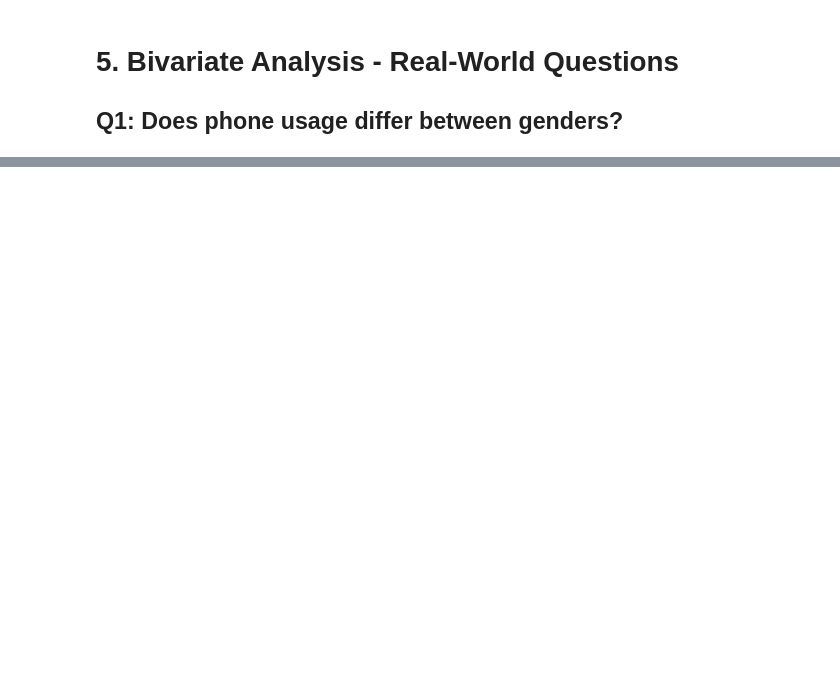
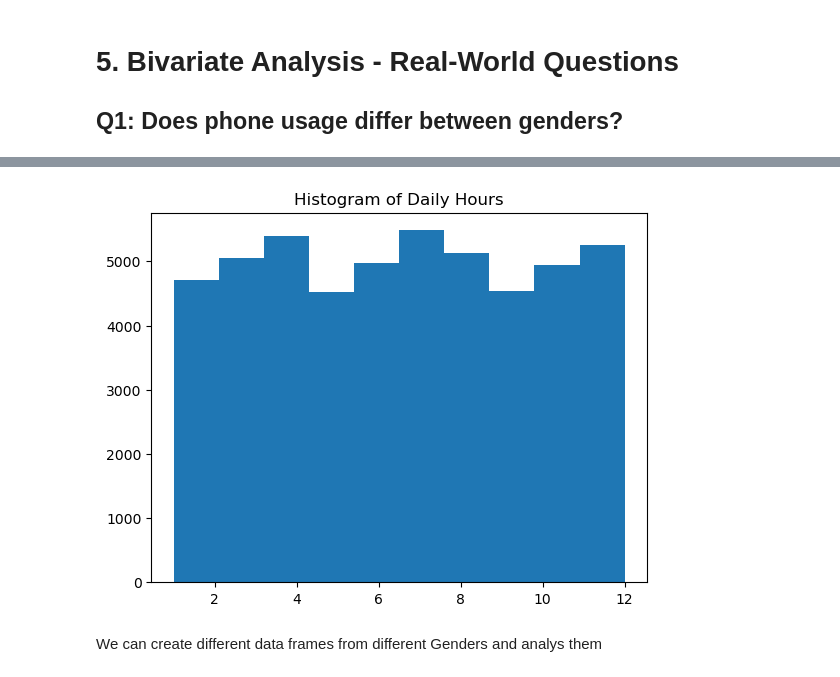
Before and after one commit to geff-ghost/screenTimeSleep, a Jupyter notebook: Smartphone_Usage_Statistics.ipynb, the cells around one changed output, grey strips where cells are left out. Cells and saved outputs as stored; diff of their text form; code cells hidden in the pictures; blank space fills up the shorter version.

```diff
--- a/Smartphone_Usage_Statistics.ipynb
+++ b/Smartphone_Usage_Statistics.ipynb
@@ -381,0 +832,8 @@ print(f"Average Phone Usage for Females: {female:.2f}")
+# %%
+plt.title('Histogram of Daily Hours')
+plt.hist(smartphone_df['Daily_Phone_Hours']);
+# use sns.histplot instead
+# %% [output]
+[figure, added]
+# %% [markdown]
+We can create different data frames from different Genders and analys them
```
Also changed, not shown: parts of 89 cells of this notebook, 1 other file.
